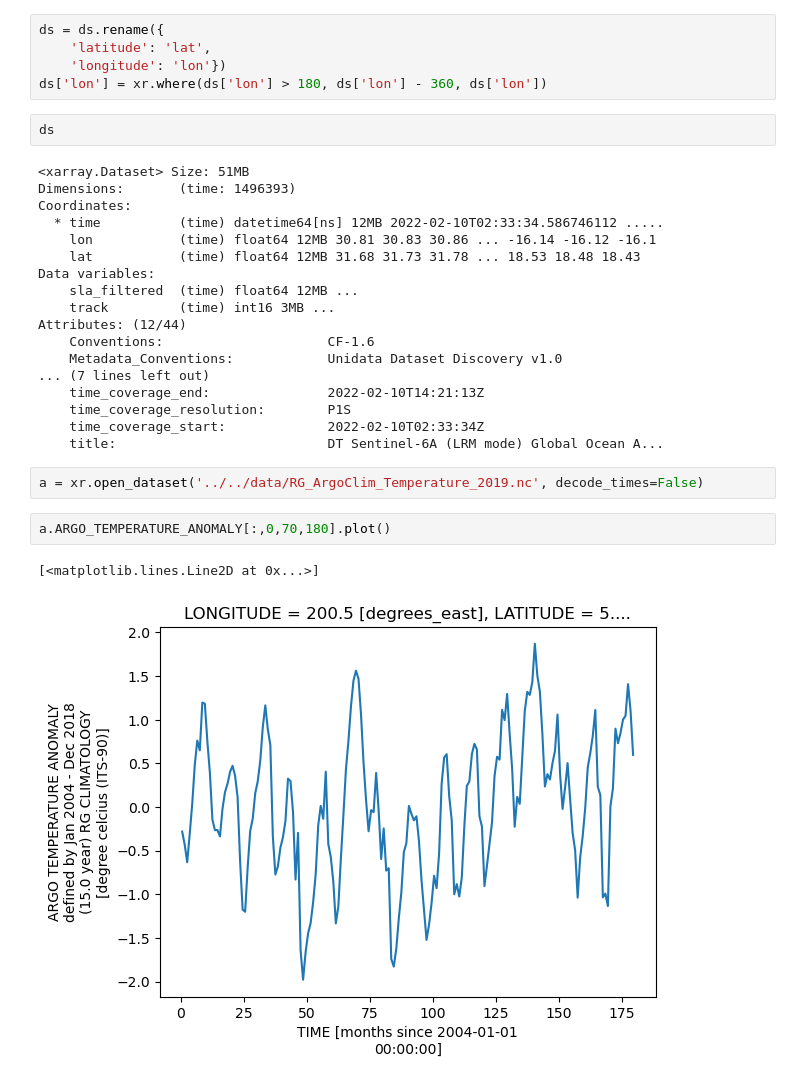
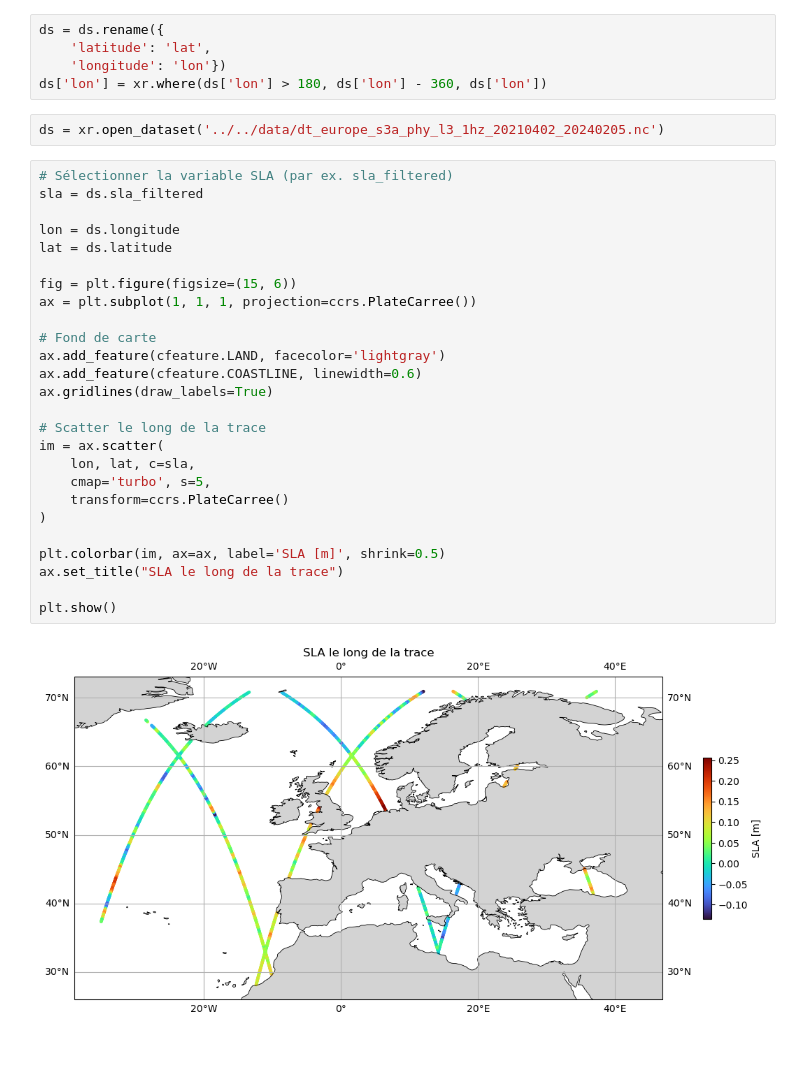
Before and after one commit to phargous/E_transfers, a Jupyter notebook: code/notebooks/1Training.ipynb, the cells around one changed output. Saved outputs shown, nothing was run; the diff lists cells and outputs as text; blank space fills up the shorter version.

```diff
--- a/code/notebooks/1Training.ipynb
+++ b/code/notebooks/1Training.ipynb
@@ -9,29 +13,32 @@ ds = ds.rename({
     'longitude': 'lon'})
 ds['lon'] = xr.where(ds['lon'] > 180, ds['lon'] - 360, ds['lon'])
 # %%
-ds
+ds = xr.open_dataset('../../data/dt_europe_s3a_phy_l3_1hz_20210402_20240205.nc')
-# %% [output]
-<xarray.Dataset> Size: 51MB
-Dimensions:       (time: 1496393)
-Coordinates:
-  * time          (time) datetime64[ns] 12MB 2022-02-10T02:33:34.586746112 .....
-    lon           (time) float64 12MB 30.81 30.83 30.86 ... -16.14 -16.12 -16.1
-    lat           (time) float64 12MB 31.68 31.73 31.78 ... 18.53 18.48 18.43
-Data variables:
-    sla_filtered  (time) float64 12MB ...
-    track         (time) int16 3MB ...
-Attributes: (12/44)
-    Conventions:                     CF-1.6
-    Metadata_Conventions:            Unidata Dataset Discovery v1.0
-... (7 lines left out)
-    time_coverage_end:               2022-02-10T14:21:13Z
-    time_coverage_resolution:        P1S
-    time_coverage_start:             2022-02-10T02:33:34Z
-    title:                           DT Sentinel-6A (LRM mode) Global Ocean A...
-# %%
-a = xr.open_dataset('../../data/RG_ArgoClim_Temperature_2019.nc', decode_times=False)
-# %%
-a.ARGO_TEMPERATURE_ANOMALY[:,0,70,180].plot()
-# %% [output]
-[<matplotlib.lines.Line2D at 0x...>]
-[figure, removed]
+# %%
+# Sélectionner la variable SLA (par ex. sla_filtered)
+sla = ds.sla_filtered
+
+lon = ds.longitude
+lat = ds.latitude
+
+fig = plt.figure(figsize=(15, 6))
+ax = plt.subplot(1, 1, 1, projection=ccrs.PlateCarree())
+
+# Fond de carte
+ax.add_feature(cfeature.LAND, facecolor='lightgray')
+ax.add_feature(cfeature.COASTLINE, linewidth=0.6)
+ax.gridlines(draw_labels=True)
+
+# Scatter le long de la trace
+im = ax.scatter(
+    lon, lat, c=sla,
+    cmap='turbo', s=5,
+    transform=ccrs.PlateCarree()
+)
+
+plt.colorbar(im, ax=ax, label='SLA [m]', shrink=0.5)
+ax.set_title("SLA le long de la trace")
+
+plt.show()
+# %% [output]
+[figure, added]
```
Also changed, not shown: parts of 10 cells of this notebook.
